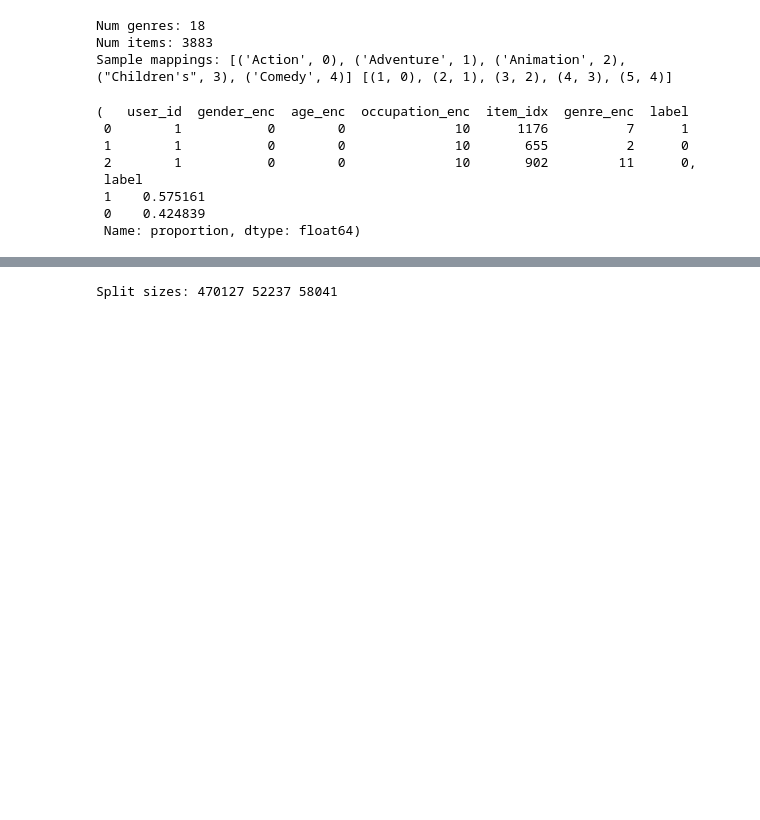
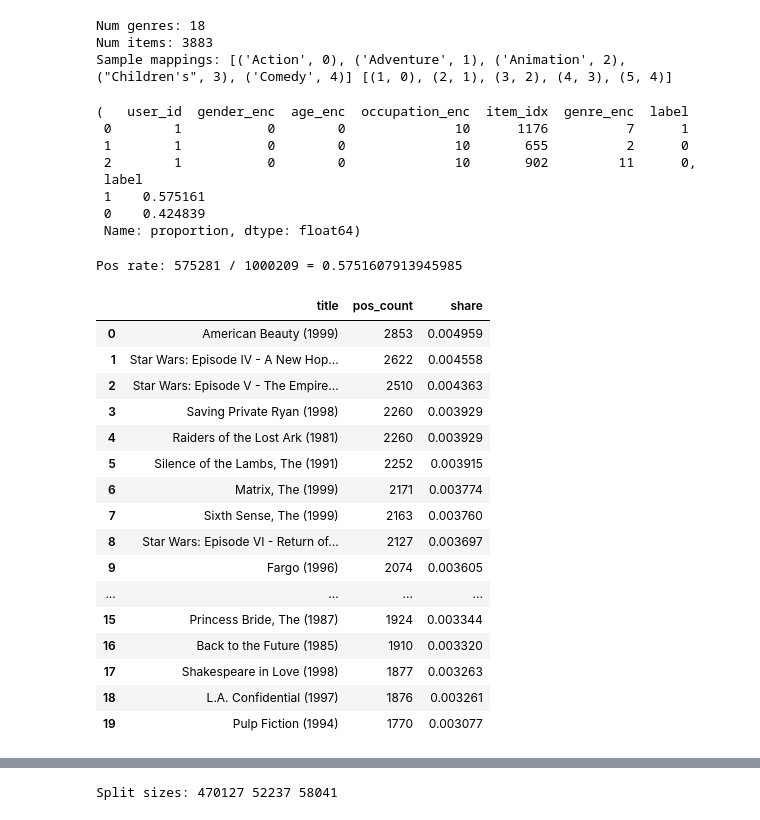
Before and after one commit to nguyenthaibinh19/movie-recommendation-app, a Jupyter notebook: Data/Deep_FM_Pytorch.ipynb, the cells around one changed output, grey strips where cells are left out. Saved outputs shown, nothing was run; the diff lists cells and outputs as text; code cells hidden in the pictures; blank space fills up the shorter version.

```diff
--- a/Data/Deep_FM_Pytorch.ipynb
+++ b/Data/Deep_FM_Pytorch.ipynb
@@ -140,4 +144,37 @@ df.head(3), df["label"].value_counts(normalize=True)
  1    0.575161
  0    0.424839
  Name: proportion, dtype: float64)
+# %%
+# === Check 1: Popularity of positives ===
+pos = df[df["label"] == 1]
+pop = pos["item_idx"].value_counts()
+print("Pos rate:", pos.shape[0], "/", df.shape[0], "=", pos.shape[0]/df.shape[0])
+
+top = pop.head(20).reset_index()
+top.columns = ["item_idx", "pos_count"]
+
+# map to title
+top["item_id"] = top["item_idx"].map(index_to_item_id)
+top = top.merge(movies[["item_id","title"]], on="item_id", how="left")
+top["share"] = top["pos_count"] / pop.sum()
+top[["title","pos_count","share"]].head(20)
+# %% [output]
+Pos rate: 575281 / 1000209 = 0.5751607913945985
+|  | title | pos_count | share |
+| 0 | American Beauty (1999) | 2853 | 0.004959 |
+| 1 | Star Wars: Episode IV - A New Hop... | 2622 | 0.004558 |
+| 2 | Star Wars: Episode V - The Empire... | 2510 | 0.004363 |
+| 3 | Saving Private Ryan (1998) | 2260 | 0.003929 |
+| 4 | Raiders of the Lost Ark (1981) | 2260 | 0.003929 |
+| 5 | Silence of the Lambs, The (1991) | 2252 | 0.003915 |
+| 6 | Matrix, The (1999) | 2171 | 0.003774 |
+| 7 | Sixth Sense, The (1999) | 2163 | 0.003760 |
+| 8 | Star Wars: Episode VI - Return of... | 2127 | 0.003697 |
+| 9 | Fargo (1996) | 2074 | 0.003605 |
+| ... | ... | ... | ... |
+| 15 | Princess Bride, The (1987) | 1924 | 0.003344 |
+| 16 | Back to the Future (1985) | 1910 | 0.003320 |
+| 17 | Shakespeare in Love (1998) | 1877 | 0.003263 |
+| 18 | L.A. Confidential (1997) | 1876 | 0.003261 |
+| 19 | Pulp Fiction (1994) | 1770 | 0.003077 |
 # %%
```
Also changed, not shown: parts of 13 cells of this notebook.
